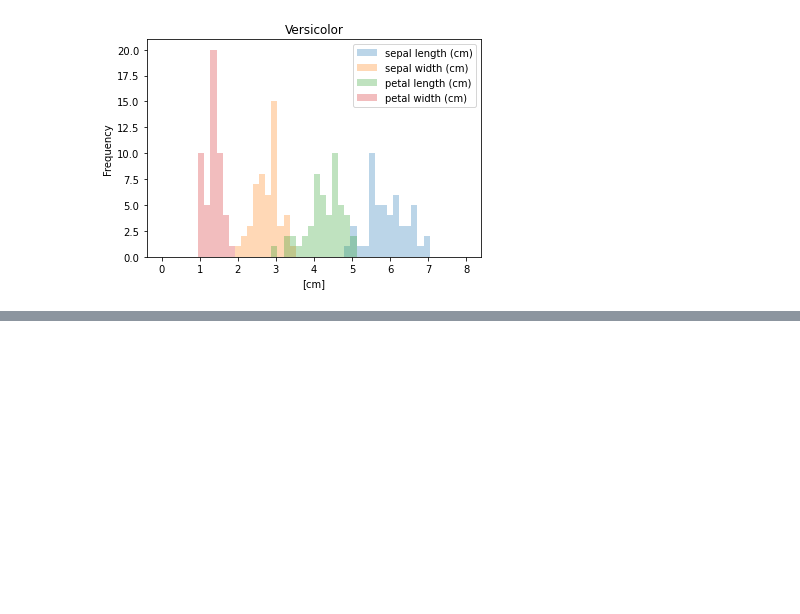
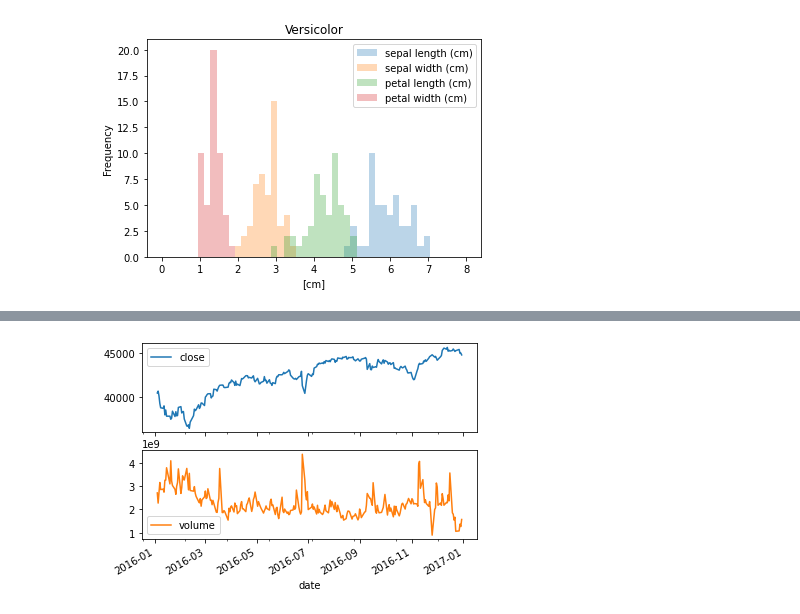
Before and after one commit to SmilodonCub/DATA602, a Jupyter notebook: pandasFoundations_notes.ipynb, the cells around one changed output, grey strips where cells are left out. Cells and saved outputs as stored; diff of their text form; code cells hidden in the pictures; blank space fills up the shorter version.

```diff
--- a/pandasFoundations_notes.ipynb
+++ b/pandasFoundations_notes.ipynb
@@ -508,0 +979,5 @@ error_versicolor = error_versicolor / describe_versicolor
+# %%
+spgb.loc[ '2016', ['close','volume']].plot( subplots=True )
+plt.show()
+# %% [output]
+[figure, added]
```
Also changed, not shown: parts of 48 cells of this notebook.
